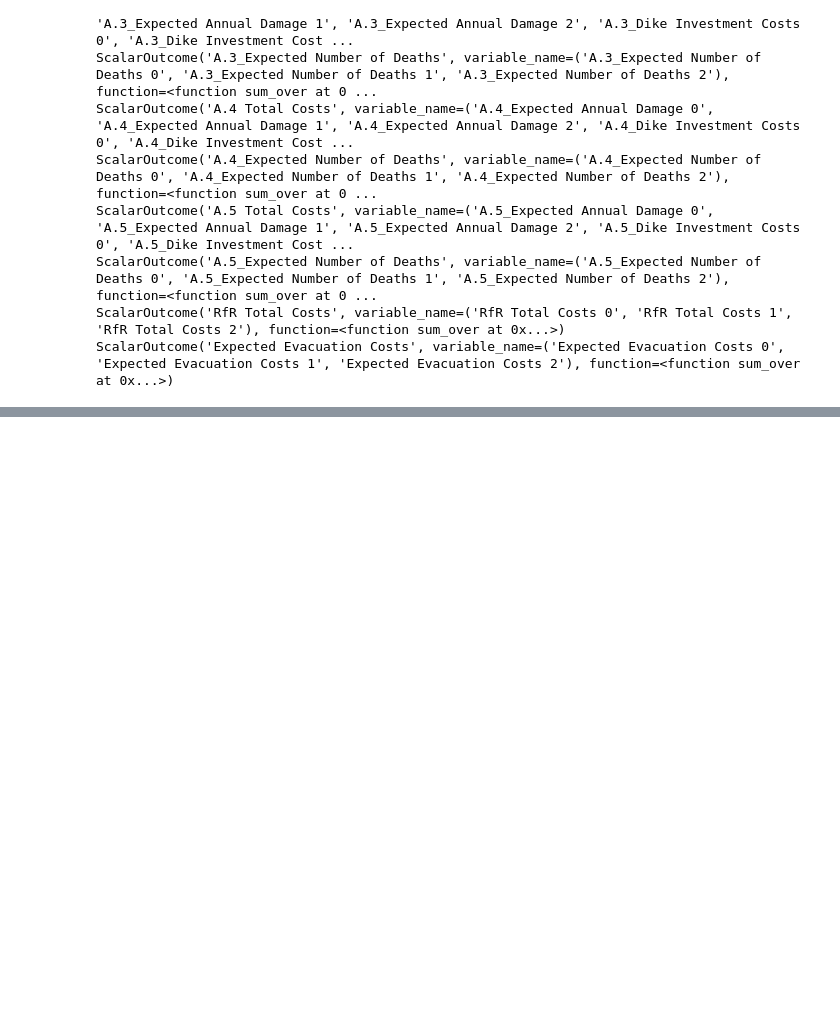
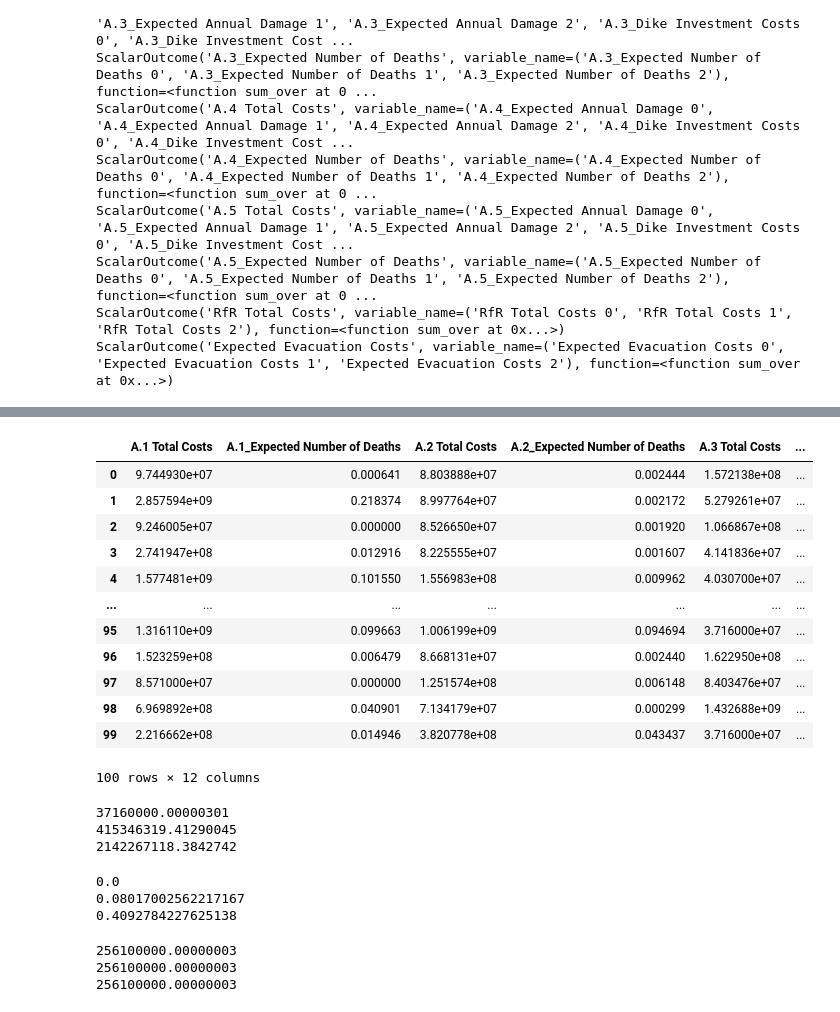
Before and after one commit to hannadenekamp/modelbased, a Jupyter notebook: Problem Formulations.ipynb, the cells around one changed output, grey strips where cells are left out. Drawn from its saved outputs; the diff is of its cells as text; code cells hidden in the pictures; blank space fills up the shorter version.

```diff
--- a/Problem Formulations.ipynb
+++ b/Problem Formulations.ipynb
@@ -120,13 +123,2 @@ ema_logging.log_to_stderr(ema_logging.INFO)
-# %%
-use_pickle1 = True
-if use_pickle1:
-    with open('data/problem_results1.pickle', 'rb') as filehandler:
-        results1 = pickle.load(filehandler)
-else:
-    with SequentialEvaluator(dike_model) as evaluator:
-        results1 = evaluator.perform_experiments(scenarios=50, policies=4)
-        # Save results in Pickle file
-        with open("data/problem_results1.pickle","wb") as filehandler:
-            pickle.dump(results1, filehandler)
 # %%
 #observing the simulation runs
@@ -170,14 +162,12 @@ policies = [Policy('policy 1', **{'0_RfR 0':1,
 # %%
+from ema_workbench import (MultiprocessingEvaluator, ema_logging,
+                           perform_experiments, SequentialEvaluator)
+ema_logging.log_to_stderr(ema_logging.INFO)
+
 #pass the policies list to EMA workbench experiment runs
-use_pickle2 = True
-if use_pickle2:
-    with open('data/problem_results2.pickle', 'rb') as filehandler:
-        results2 = pickle.load(filehandler)
-else:
-    n_scenarios = 100
-    with MultiprocessingEvaluator(dike_model) as evaluator:
-        results2 = evaluator.perform_experiments(n_scenarios,
-                                                policies)
-        # Save results in Pickle file
-        with open("data/problem_results2.pickle","wb") as filehandler:
-            pickle.dump(results2, filehandler)
+n_scenarios = 100
+with MultiprocessingEvaluator(dike_model) as evaluator:
+    results = evaluator.perform_experiments(n_scenarios,
+                                            policies)
+
+results
@@ -183,0 +196,45 @@ else:
+# %%
+import pandas as pd
+a,b = results
+df = pd.DataFrame(b)
+df
+
+#a = np.min(df['A.3 Total Costs'])#
+# %% [output]
+|  | A.1 Total Costs | A.1_Expected Number of Deaths | A.2 Total Costs | A.2_Expected Number of Deaths | A.3 Total Costs | ... |
+| 0 | 9.744930e+07 | 0.000641 | 8.803888e+07 | 0.002444 | 1.572138e+08 | ... |
+| 1 | 2.857594e+09 | 0.218374 | 8.997764e+07 | 0.002172 | 5.279261e+07 | ... |
+| 2 | 9.246005e+07 | 0.000000 | 8.526650e+07 | 0.001920 | 1.066867e+08 | ... |
+| 3 | 2.741947e+08 | 0.012916 | 8.225555e+07 | 0.001607 | 4.141836e+07 | ... |
+| 4 | 1.577481e+09 | 0.101550 | 1.556983e+08 | 0.009962 | 4.030700e+07 | ... |
+| ... | ... | ... | ... | ... | ... | ... |
+| 95 | 1.316110e+09 | 0.099663 | 1.006199e+09 | 0.094694 | 3.716000e+07 | ... |
+| 96 | 1.523259e+08 | 0.006479 | 8.668131e+07 | 0.002440 | 1.622950e+08 | ... |
+| 97 | 8.571000e+07 | 0.000000 | 1.251574e+08 | 0.006148 | 8.403476e+07 | ... |
+| 98 | 6.969892e+08 | 0.040901 | 7.134179e+07 | 0.000299 | 1.432688e+09 | ... |
+| 99 | 2.216662e+08 | 0.014946 | 3.820778e+08 | 0.043437 | 3.716000e+07 | ... |
+100 rows × 12 columns
+# %%
+print(np.min(df['A.3 Total Costs']))
+print(np.average(df['A.3 Total Costs']))
+print(np.max(df['A.3 Total Costs']))
+# %% [output]
+37160000.00000301
+415346319.41290045
+2142267118.3842742
+# %%
+print(np.min(df['A.3_Expected Number of Deaths']))
+print(np.average(df['A.3_Expected Number of Deaths']))
+print(np.max(df['A.3_Expected Number of Deaths']))
+# %% [output]
+0.0
+0.08017002562217167
+0.4092784227625138
+# %%
+print(np.min(df['RfR Total Costs']))
+print(np.average(df['RfR Total Costs']))
+print(np.max(df['RfR Total Costs']))
+# %% [output]
+256100000.00000003
+256100000.00000003
+256100000.00000003
```
Also changed, not shown: parts of 7 cells of this notebook.
